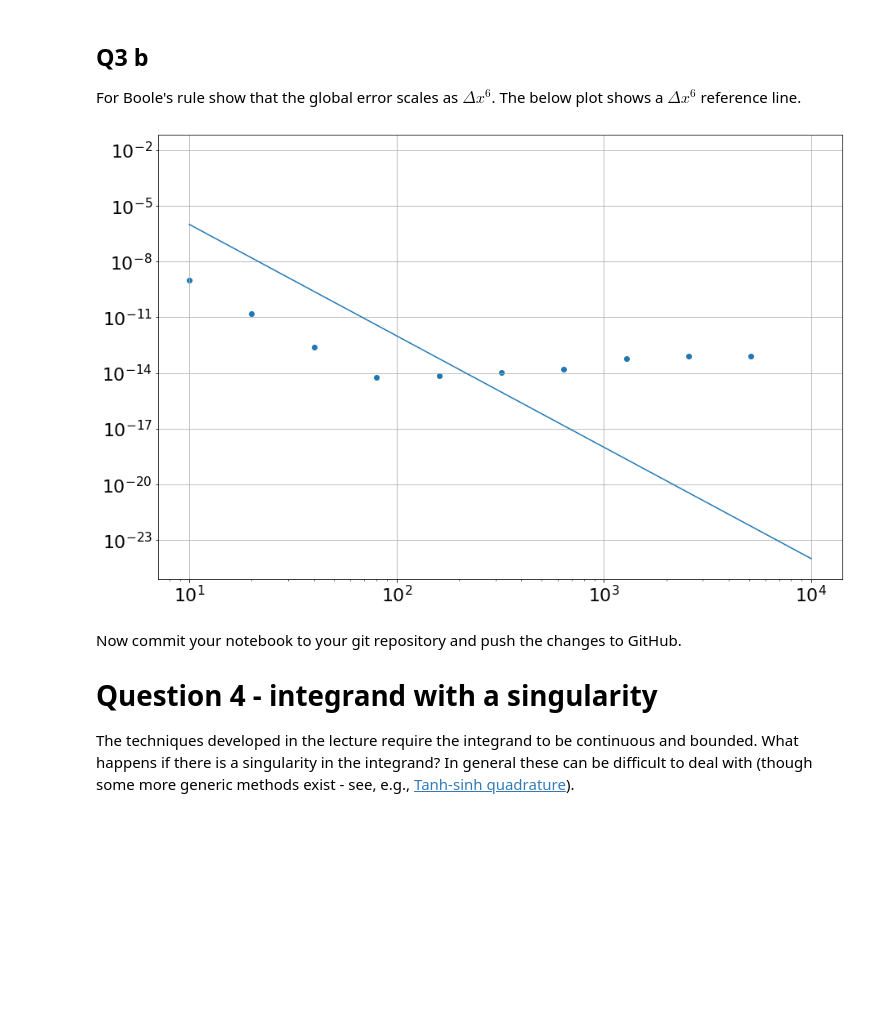
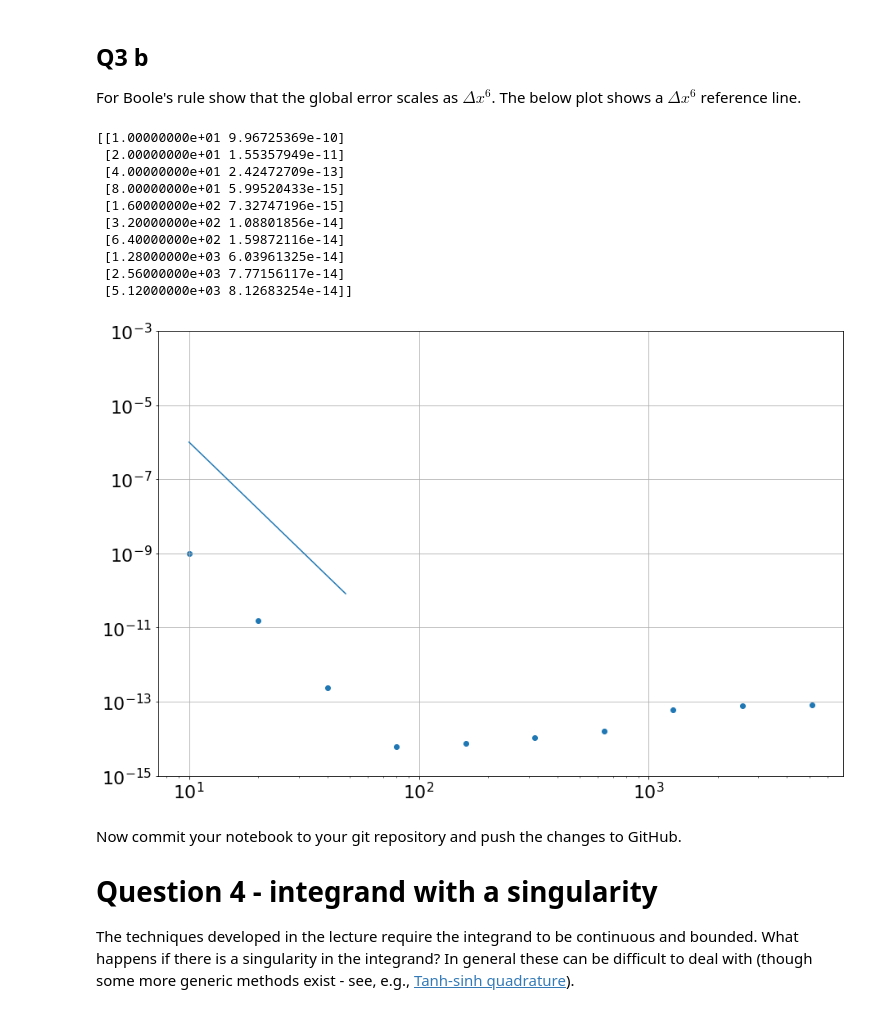
Before and after one commit to Conor-O-Mahony/ACM20030-Assignments, a Jupyter notebook: Assignment 4/Assignment-4.ipynb, the cells around one changed output. Cells and saved outputs as stored; diff of their text form; code cells hidden in the pictures; blank space fills up the shorter version.

```diff
--- a/Assignment 4/Assignment-4.ipynb
+++ b/Assignment 4/Assignment-4.ipynb
@@ -198,28 +198,41 @@ Using Simpson's Rule, area = 2.000000000676473
 
 For Boole's rule show that the global error scales as $\Delta x^6$. The below plot shows a $\Delta x^6$ reference line.
 # %%
-x = np.linspace(10,1e4,100) #48
+x = np.linspace(10,48,100) #48
 y = x**-6
 
 I= -np.cos(np.pi) + np.cos(0)
 imax = 10;
 
 errBoole = np.empty((imax,2))
 i = 0
 N = 10
 while i < imax:
     errBoole[i,0] = N
     errBoole[i,1] = np.abs(BoolesIntegrate(f, 0, np.pi, N) - I)
 
     N *= 2
     i += 1
+
+print(errBoole)
+plt.ylim(10**-15,10**-3)
 plt.scatter(errBoole[:,0], errBoole[:,1])
 plt.yscale('log')
 plt.xscale('log')
 plt.grid(True)
 plt.plot(x,y);
 # %% [output]
+[[1.00000000e+01 9.96725369e-10]
+ [2.00000000e+01 1.55357949e-11]
+ [4.00000000e+01 2.42472709e-13]
+ [8.00000000e+01 5.99520433e-15]
+ [1.60000000e+02 7.32747196e-15]
+ [3.20000000e+02 1.08801856e-14]
+ [6.40000000e+02 1.59872116e-14]
+ [1.28000000e+03 6.03961325e-14]
+ [2.56000000e+03 7.77156117e-14]
+ [5.12000000e+03 8.12683254e-14]]
-[figure, old version]
+[figure, new version]
 # %% [markdown]
 Now commit your notebook to your git repository and push the changes to GitHub.
 
```
Also changed, not shown: parts of 5 cells of this notebook.
